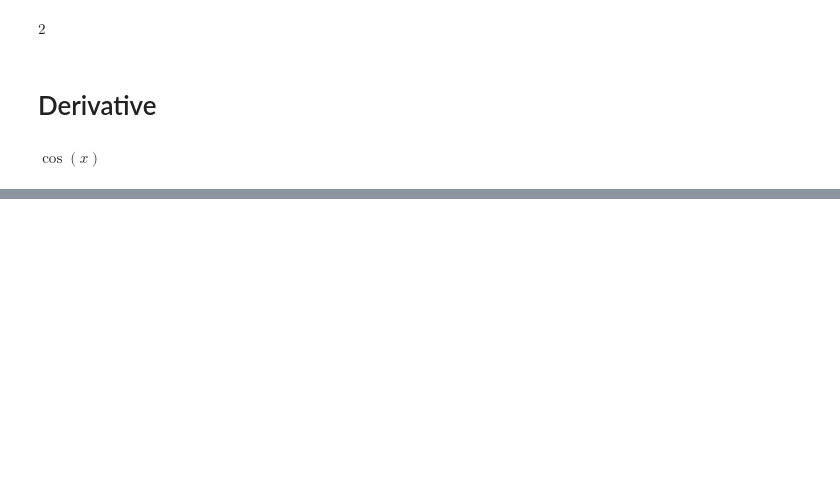
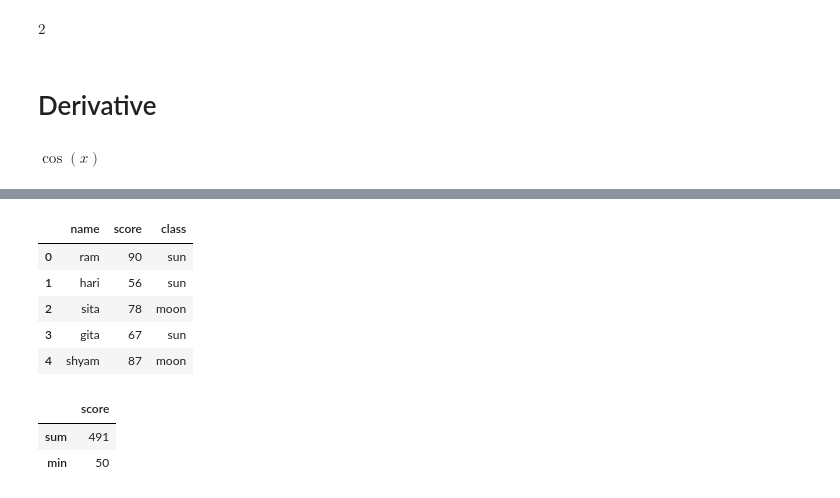
Before and after one commit to Ashimeon/DATA-SCIENCE, a Jupyter notebook: Class 24 Pandas continue and math.ipynb, the cells around one changed output, grey strips where cells are left out. Cells and saved outputs as stored; diff of their text form; code cells hidden in the pictures; blank space fills up the shorter version.

```diff
--- a/Class 24 Pandas continue and math.ipynb
+++ b/Class 24 Pandas continue and math.ipynb
@@ -270,0 +261,14 @@ $\displaystyle \cos{\left(x \right)}$
+# %%
+import pandas as pd
+data={'name':['ram','hari','sita','gita','shyam','rita','ganesh'],'score':[90,56,78,67,87,63,50],'class':['sun','sun','moon','sun','moon','moon','moon']}
+df=pd.DataFrame(data)
+groupinbuilt=df.groupby('class').agg({'score':'mean'})
+
+def highest(x):
+    return x.nlargest().iloc[0]
+
+groupinbuilt2=df.groupby('class').agg({'score':'nlargest'})
+groupmade=df.groupby('class').agg({'score':highest})
+print(groupinbuilt)
+print(groupinbuilt2)
+print(groupmade)
@@ -270,0 +293,15 @@ $\displaystyle \cos{\left(x \right)}$
+# %%
+df.head()
+# %% [output]
+|  | name | score | class |
+| 0 | ram | 90 | sun |
+| 1 | hari | 56 | sun |
+| 2 | sita | 78 | moon |
+| 3 | gita | 67 | sun |
+| 4 | shyam | 87 | moon |
+# %%
+df.agg({'score':['sum','min']})
+# %% [output]
+|  | score |
+| sum | 491 |
+| min | 50 |
```
Also changed, not shown: parts of 7 cells of this notebook.
